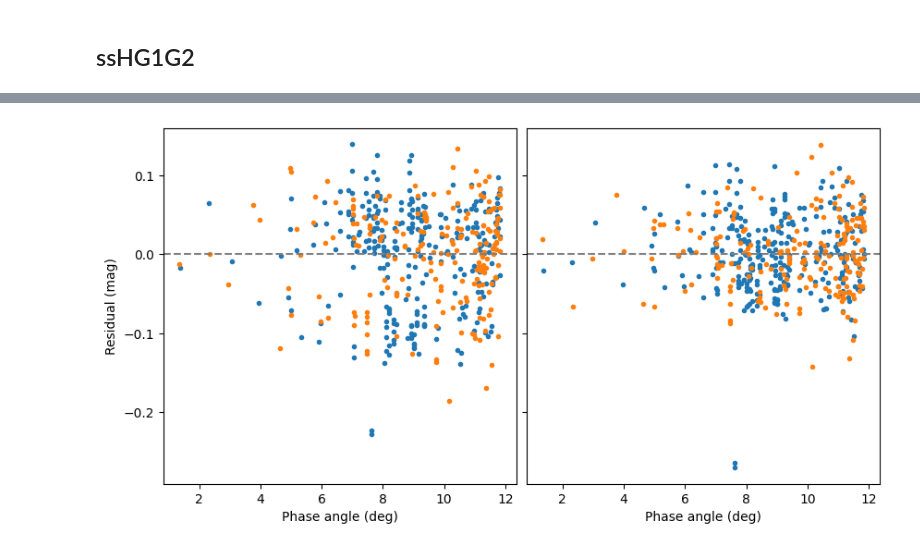
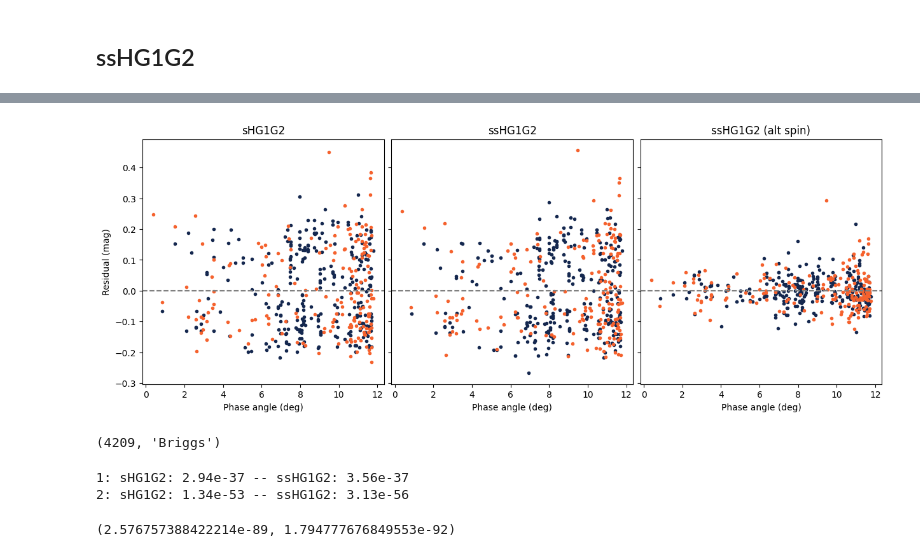
Before and after one commit to astrolabsoftware/fink-spins, a Jupyter notebook: notebooks/periods/z_test_sidereal.ipynb, the cells around one changed output, grey strips where cells are left out. Drawn from its saved outputs; the diff is of its cells as text; code cells hidden in the pictures.

```diff
--- a/notebooks/periods/z_test_sidereal.ipynb
+++ b/notebooks/periods/z_test_sidereal.ipynb
@@ -984,0 +997,5 @@ a/c: 1.28
+# %%
+for i in range(len(jd)):
+    eph.loc[i, "angle"] = angle_between_vectors(
+        eph.loc[i, ["px", "py", "pz"]].values, eph2.loc[i, ["px", "py", "pz"]].values
+    )
@@ -1126,5 +1250,19 @@ for filtnum in pdf["i:fid"].unique():
         fit_sshg1g2["phi0"],
     )
 
+    model_alt = func_sshg1g2(
+        pha,
+        fit_sshg1g2_alt[f"H_{filtnum}"],
+        fit_sshg1g2_alt[f"G1_{filtnum}"],
+        fit_sshg1g2_alt[f"G2_{filtnum}"],
+        np.radians(fit_sshg1g2_alt["alpha0"]),
+        np.radians(fit_sshg1g2_alt["delta0"]),
+        fit_sshg1g2_alt["period"],
+        fit_sshg1g2_alt["a_b"],
+        fit_sshg1g2_alt["a_c"],
+        fit_sshg1g2_alt["phi0"],
+    )
+
     pdf.loc[cond, f"res_ssHG1G2"] = data_mag - model
+    pdf.loc[cond, f"res_ssHG1G2_alt"] = data_mag - model_alt
 # %%
@@ -1199,30 +1368,68 @@ fig.savefig(
 # %%
-fig, ax = plt.subplots(1, 2, figsize=(10, 5), sharey=True, gridspec_kw={"wspace": 0.03})
+fig, ax = plt.subplots(1, 3, figsize=(15, 5), sharey=True, gridspec_kw={"wspace": 0.03})
 
-for filtnum in pdf["i:fid"].unique():
+for i, filtnum in enumerate(pdf["i:fid"].unique()):
     cond = pdf["i:fid"] == filtnum
     ax[0].scatter(
-        pdf["Phase"][cond], pdf["residuals"][cond], marker=".", label=f"{filtnum}"
+        pdf["Phase"][cond],
+        pdf["residuals"][cond],
+        marker=".",
+        color=fink_colors[i],
+        label=f"{filtnum}",
     )
     ax[1].scatter(
-        pdf["Phase"][cond], pdf["res_ssHG1G2"][cond], marker=".", label=f"{filtnum}"
+        pdf["Phase"][cond],
+        pdf["res_ssHG1G2"][cond],
+        marker=".",
+        color=fink_colors[i],
+        label=f"{filtnum}",
+    )
+    ax[2].scatter(
+        pdf["Phase"][cond],
+        pdf["res_ssHG1G2_alt"][cond],
+        marker=".",
+        color=fink_colors[i],
+        label=f"{filtnum}",
     )
 
-ax[0].axhline(0, ls="--", color="grey")
-ax[1].axhline(0, ls="--", color="grey")
+for a in ax:
+    a.axhline(0, ls="--", color="grey")
+    a.set_xlabel("Phase angle (deg)")
+ax[0].set_ylabel("Residual (mag)")
 
-ax[0].set_xlabel("Phase angle (deg)")
-ax[1].set_xlabel("Phase angle (deg)")
-ax[0].set_ylabel("Residual (mag)")
+ax[0].set_title("sHG1G2")
+ax[1].set_title("ssHG1G2")
+ax[2].set_title("ssHG1G2 (alt spin)")
 
 fig.tight_layout()
 fig.savefig(
     os.path.join("..", "..", "gfx", "ssHG1G2", f"{root}_res_phase.png"),
     dpi=180,
     facecolor="white",
 )
 # %% [output]
-[figure, old version]
+[figure, new version]
+# %%
+num, name
+# %% [output]
+(4209, 'Briggs')
+# %%
+from scipy.stats import kstest
+
+for filtnum in [1, 2]:  # pdf["i:fid"].unique():
+    cond = pdf["i:fid"] == filtnum
+
+    ks_shgg = kstest(pdf["residuals"][cond], "norm")
+    ks_sshgg = kstest(pdf["res_ssHG1G2"][cond], "norm")
+
+    print(f"{filtnum}: sHG1G2: {ks_shgg.pvalue:.2e} -- ssHG1G2: {ks_sshgg.pvalue:.2e}")
+# %% [output]
+1: sHG1G2: 2.94e-37 -- ssHG1G2: 3.56e-37
+2: sHG1G2: 1.34e-53 -- ssHG1G2: 3.13e-56
+# %%
+ks_shgg.pvalue, ks_sshgg.pvalue
+# %% [output]
+(2.576757388422214e-89, 1.794777676849553e-92)
 # %%
 match ssnamenr:
     case 223:  # Example from article
```
Also changed, not shown: parts of 16 cells of this notebook.
